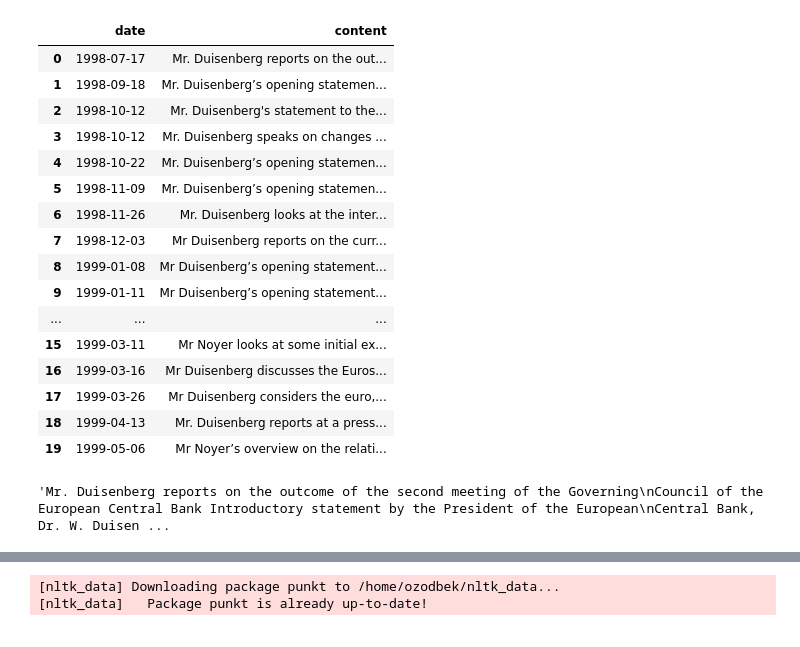
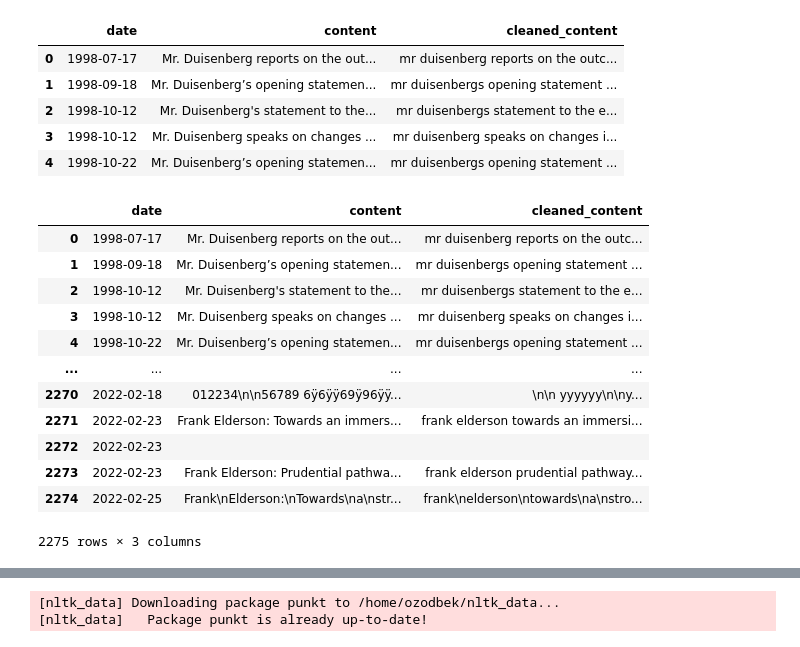
Before and after one commit to OzodbekOzodov/stock-market-and-speeches, a Jupyter notebook: 2_preprocessing_pipelines.ipynb, the cells around one changed output, grey strips where cells are left out. Drawn from its saved outputs; the diff is of its cells as text; code cells hidden in the pictures.

```diff
--- a/2_preprocessing_pipelines.ipynb
+++ b/2_preprocessing_pipelines.ipynb
@@ -45,3 +45,37 @@ df_main
+# %%
+import re
+import string
+import unicodedata
+
+def clean_text(text):
+    # Convert text to lowercase
+    text = text.lower()
+
+    # Remove URLs
+    text = re.sub(r"http\S+|www\S+|https\S+", '', text, flags=re.MULTILINE)
+
+    # Remove non-ASCII characters
+    text = unicodedata.normalize('NFKD', text).encode('ascii', 'ignore').decode('utf-8', 'ignore')
+
+    # Remove punctuation
+    text = text.translate(str.maketrans('', '', string.punctuation))
+
+    # Remove digits
+    text = re.sub(r'\d+', '', text)
+
+    # Return cleaned text
+    return text
+
+# Apply the function to the content column
+df_speeches['cleaned_content'] = df_speeches['content'].apply(clean_text)
+df_speeches.head()
+# %% [output]
+|  | date | content | cleaned_content |
+| 0 | 1998-07-17 | Mr. Duisenberg reports on the out... | mr duisenberg reports on the outc... |
+| 1 | 1998-09-18 | Mr. Duisenberg’s opening statemen... | mr duisenbergs opening statement ... |
+| 2 | 1998-10-12 | Mr. Duisenberg's statement to the... | mr duisenbergs statement to the e... |
+| 3 | 1998-10-12 | Mr. Duisenberg speaks on changes ... | mr duisenberg speaks on changes i... |
+| 4 | 1998-10-22 | Mr. Duisenberg’s opening statemen... | mr duisenbergs opening statement ... |
 # %%
 # Set the path to the output CSV file
 output_file = os.path.join('src', 'output', 'data.csv')
@@ -51,32 +85,23 @@ df_main.to_csv(output_file, index=False)
 # %%
 # Set the path to the input CSV file
 input_file = os.path.join('src', 'output', 'data.csv')
 
 # Read the CSV file into a DataFrame
-df_main = pd.read_csv(input_file)
+df_speeches = pd.read_csv(input_file)
 
 # Display the first 20 rows of the DataFrame
-df_main.head(20)
+df_speeches
 # %% [output]
-|  | date | content |
-| 0 | 1998-07-17 | Mr. Duisenberg reports on the out... |
-| 1 | 1998-09-18 | Mr. Duisenberg’s opening statemen... |
-| 2 | 1998-10-12 | Mr. Duisenberg's statement to the... |
-| 3 | 1998-10-12 | Mr. Duisenberg speaks on changes ... |
-| 4 | 1998-10-22 | Mr. Duisenberg’s opening statemen... |
-| 5 | 1998-11-09 | Mr. Duisenberg’s opening statemen... |
-| 6 | 1998-11-26 | Mr. Duisenberg looks at the inter... |
-| 7 | 1998-12-03 | Mr Duisenberg reports on the curr... |
-| 8 | 1999-01-08 | Mr Duisenberg’s opening statement... |
-| 9 | 1999-01-11 | Mr Duisenberg’s opening statement... |
-| ... | ... | ... |
-| 15 | 1999-03-11 | Mr Noyer looks at some initial ex... |
-| 16 | 1999-03-16 | Mr Duisenberg discusses the Euros... |
-| 17 | 1999-03-26 | Mr Duisenberg considers the euro,... |
-| 18 | 1999-04-13 | Mr. Duisenberg reports at a press... |
-| 19 | 1999-05-06 | Mr Noyer’s overview on the relati... |
+|  | date | content | cleaned_content |
+| 0 | 1998-07-17 | Mr. Duisenberg reports on the out... | mr duisenberg reports on the outc... |
+| 1 | 1998-09-18 | Mr. Duisenberg’s opening statemen... | mr duisenbergs opening statement ... |
+| 2 | 1998-10-12 | Mr. Duisenberg's statement to the... | mr duisenbergs statement to the e... |
+| 3 | 1998-10-12 | Mr. Duisenberg speaks on changes ... | mr duisenberg speaks on changes i... |
+| 4 | 1998-10-22 | Mr. Duisenberg’s opening statemen... | mr duisenbergs opening statement ... |
+| ... | ... | ... | ... |
+| 2270 | 2022-02-18 | 012234\n\n56789 6ÿ6ÿÿ69ÿ96ÿÿ... | \n\n yyyyyy\n\ny... |
+| 2271 | 2022-02-23 | Frank Elderson: Towards an immers... | frank elderson towards an immersi... |
+| 2272 | 2022-02-23 |  |  |
+| 2273 | 2022-02-23 | Frank Elderson: Prudential pathwa... | frank elderson prudential pathway... |
+| 2274 | 2022-02-25 | Frank\nElderson:\nTowards\na\nstr... | frank\nelderson\ntowards\na\nstro... |
+2275 rows × 3 columns
-# %%
-text = df_main.iloc[0,1]
-text
-# %% [output]
-'Mr. Duisenberg reports on the outcome of the second meeting of the Governing\nCouncil of the European Central Bank Introductory statement by the President of the European\nCentral Bank, Dr. W. Duisen ...
```
Also changed, not shown: parts of 27 cells of this notebook, 3 other files.
